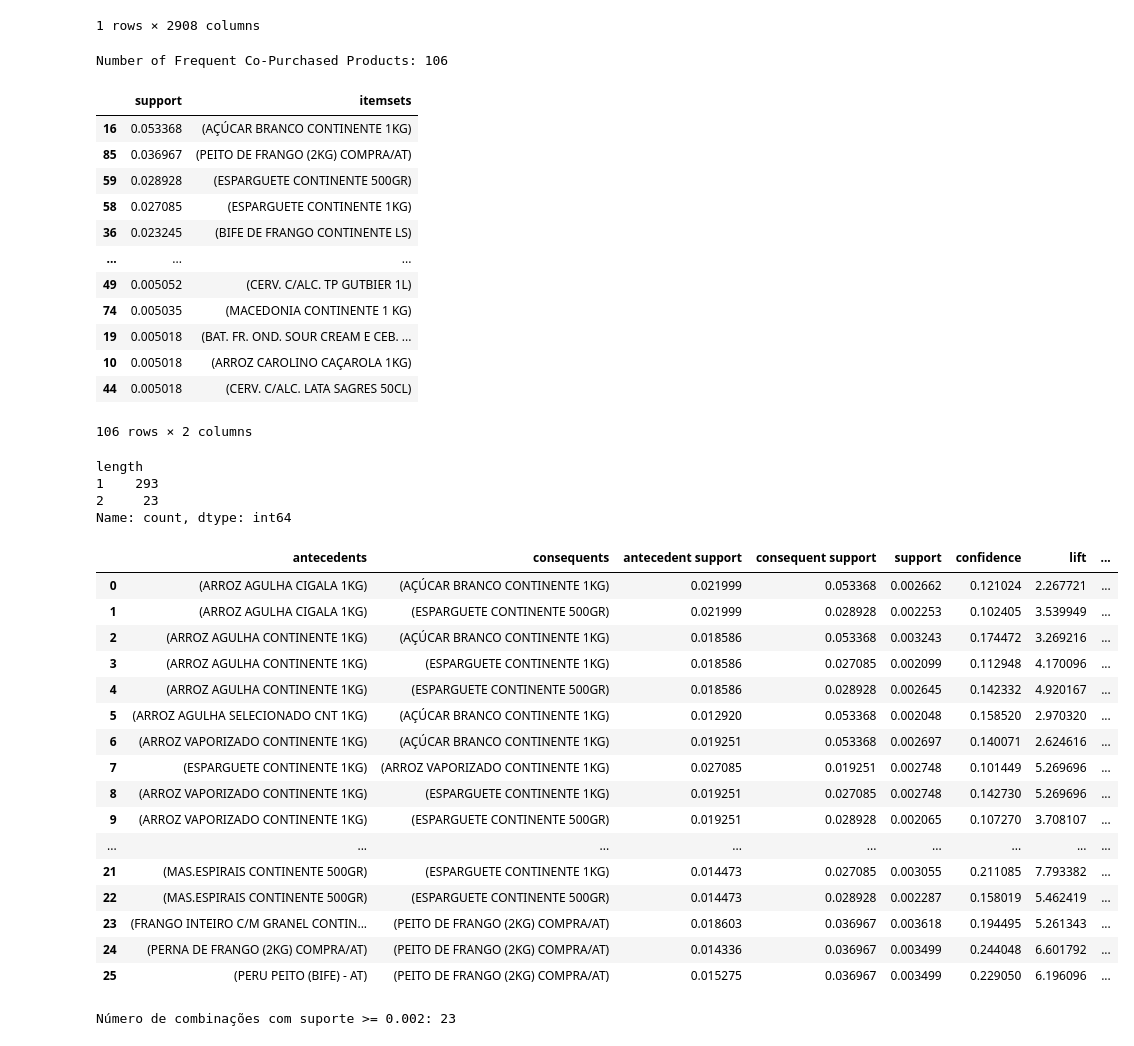
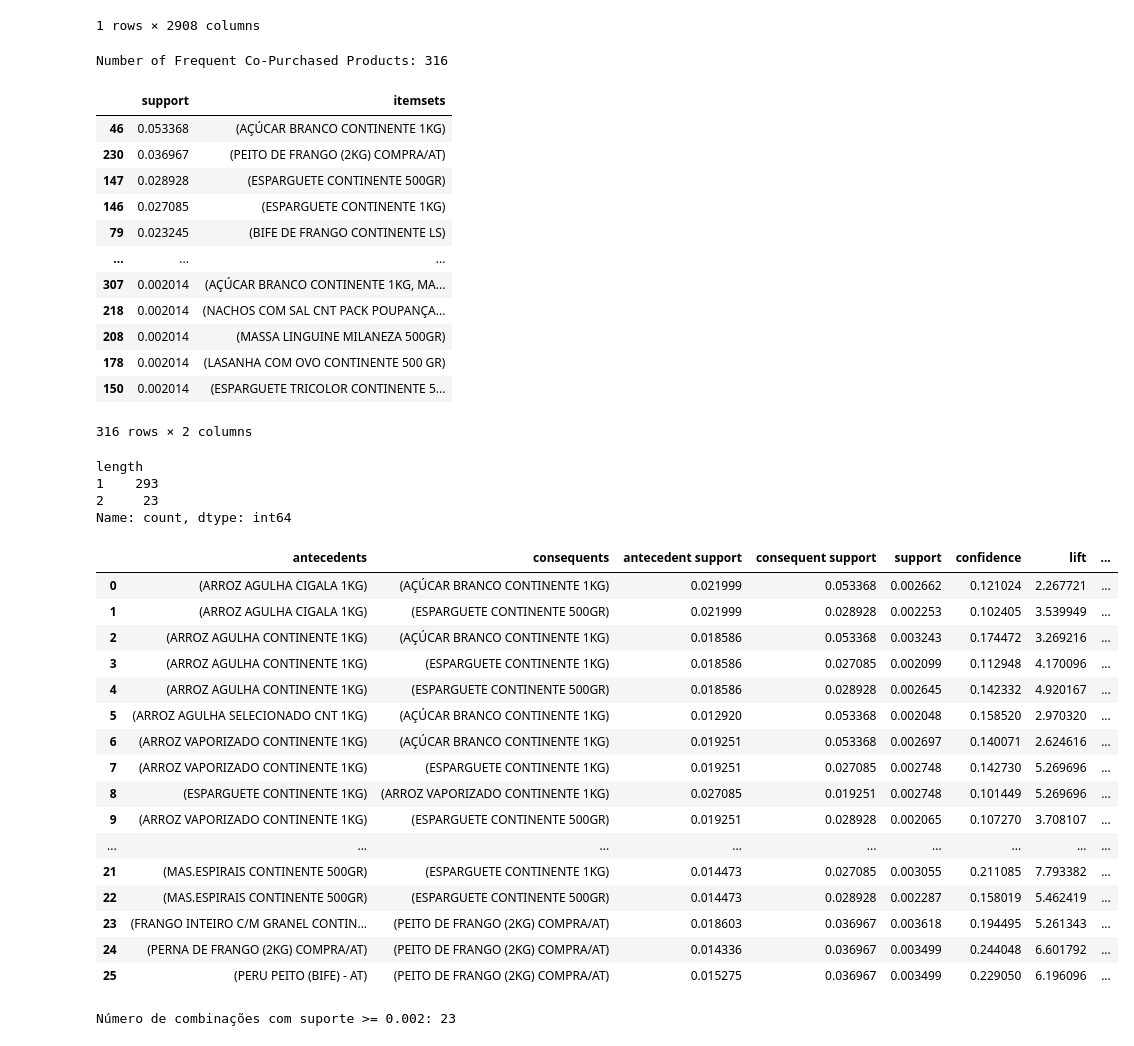
Before and after one commit to tatiana-madureira/VS-CODE, a Jupyter notebook: DescrAnalytics_Project- versão Margarida.ipynb, the cells around one changed output. Drawn from its saved outputs; the diff is of its cells as text; code cells hidden in the pictures.

```diff
--- a/DescrAnalytics_Project- versão Margarida.ipynb
+++ b/DescrAnalytics_Project- versão Margarida.ipynb
@@ -138,28 +147,28 @@ encoded_sales.head(1)
 | 0 | False | False | False | False | ... |
 1 rows × 2908 columns
 # %%
-# Run Apriori to Get Frequent Co-Purchased Products (0,5% of the transactions)
-min_supp = 0.005
+# Run Apriori to Get Frequent Co-Purchased Products (0,2% of the transactions)
+min_supp = 0.002
 freq_copurchased = apriori(encoded_sales, min_support=min_supp, use_colnames=True)
 print(f"Number of Frequent Co-Purchased Products: {len(freq_copurchased)}")
 # %% [output]
-Number of Frequent Co-Purchased Products: 106
+Number of Frequent Co-Purchased Products: 316
 # %%
 freq_copurchased.sort_values(by= "support",ascending=False)
 # %% [output]
 |  | support | itemsets |
-| 16 | 0.053368 | (AÇÚCAR BRANCO CONTINENTE 1KG) |
-| 85 | 0.036967 | (PEITO DE FRANGO (2KG) COMPRA/AT) |
-| 59 | 0.028928 | (ESPARGUETE CONTINENTE 500GR) |
-| 58 | 0.027085 | (ESPARGUETE CONTINENTE 1KG) |
-| 36 | 0.023245 | (BIFE DE FRANGO CONTINENTE LS) |
+| 46 | 0.053368 | (AÇÚCAR BRANCO CONTINENTE 1KG) |
+| 230 | 0.036967 | (PEITO DE FRANGO (2KG) COMPRA/AT) |
+| 147 | 0.028928 | (ESPARGUETE CONTINENTE 500GR) |
+| 146 | 0.027085 | (ESPARGUETE CONTINENTE 1KG) |
+| 79 | 0.023245 | (BIFE DE FRANGO CONTINENTE LS) |
 | ... | ... | ... |
-| 49 | 0.005052 | (CERV. C/ALC. TP GUTBIER 1L) |
-| 74 | 0.005035 | (MACEDONIA CONTINENTE 1 KG) |
-| 19 | 0.005018 | (BAT. FR. OND. SOUR CREAM E CEB. ... |
-| 10 | 0.005018 | (ARROZ CAROLINO CAÇAROLA 1KG) |
-| 44 | 0.005018 | (CERV. C/ALC. LATA SAGRES 50CL) |
+| 307 | 0.002014 | (AÇÚCAR BRANCO CONTINENTE 1KG, MA... |
+| 218 | 0.002014 | (NACHOS COM SAL CNT PACK POUPANÇA... |
+| 208 | 0.002014 | (MASSA LINGUINE MILANEZA 500GR) |
+| 178 | 0.002014 | (LASANHA COM OVO CONTINENTE 500 GR) |
+| 150 | 0.002014 | (ESPARGUETE TRICOLOR CONTINENTE 5... |
-106 rows × 2 columns
+316 rows × 2 columns
 # %%
 freq_copurchased['length'] = freq_copurchased['itemsets'].apply(len)
 print(freq_copurchased['length'].value_counts())
@@ -171,19 +180,19 @@ Name: count, dtype: int64
 # %%
 #Generate association rules from frequent itemsets
 min_conf=0.1
-rules = association_rules(freq_copurchased, metric="confidence", min_threshold=min_conf,num_itemsets=3)
+rules = association_rules(freq_copurchased, metric="confidence", min_threshold=min_conf,num_itemsets=0.2)
 rules
 # %% [output]
 |  | antecedents | consequents | antecedent support | consequent support | support | confidence | lift | ... |
 | 0 | (ARROZ AGULHA CIGALA 1KG) | (AÇÚCAR BRANCO CONTINENTE 1KG) | 0.021999 | 0.053368 | 0.002662 | 0.121024 | 2.267721 | ... |
 | 1 | (ARROZ AGULHA CIGALA 1KG) | (ESPARGUETE CONTINENTE 500GR) | 0.021999 | 0.028928 | 0.002253 | 0.102405 | 3.539949 | ... |
 | 2 | (ARROZ AGULHA CONTINENTE 1KG) | (AÇÚCAR BRANCO CONTINENTE 1KG) | 0.018586 | 0.053368 | 0.003243 | 0.174472 | 3.269216 | ... |
 | 3 | (ARROZ AGULHA CONTINENTE 1KG) | (ESPARGUETE CONTINENTE 1KG) | 0.018586 | 0.027085 | 0.002099 | 0.112948 | 4.170096 | ... |
 | 4 | (ARROZ AGULHA CONTINENTE 1KG) | (ESPARGUETE CONTINENTE 500GR) | 0.018586 | 0.028928 | 0.002645 | 0.142332 | 4.920167 | ... |
 | 5 | (ARROZ AGULHA SELECIONADO CNT 1KG) | (AÇÚCAR BRANCO CONTINENTE 1KG) | 0.012920 | 0.053368 | 0.002048 | 0.158520 | 2.970320 | ... |
 | 6 | (ARROZ VAPORIZADO CONTINENTE 1KG) | (AÇÚCAR BRANCO CONTINENTE 1KG) | 0.019251 | 0.053368 | 0.002697 | 0.140071 | 2.624616 | ... |
-| 7 | (ESPARGUETE CONTINENTE 1KG) | (ARROZ VAPORIZADO CONTINENTE 1KG) | 0.027085 | 0.019251 | 0.002748 | 0.101449 | 5.269696 | ... |
-| 8 | (ARROZ VAPORIZADO CONTINENTE 1KG) | (ESPARGUETE CONTINENTE 1KG) | 0.019251 | 0.027085 | 0.002748 | 0.142730 | 5.269696 | ... |
+| 7 | (ARROZ VAPORIZADO CONTINENTE 1KG) | (ESPARGUETE CONTINENTE 1KG) | 0.019251 | 0.027085 | 0.002748 | 0.142730 | 5.269696 | ... |
+| 8 | (ESPARGUETE CONTINENTE 1KG) | (ARROZ VAPORIZADO CONTINENTE 1KG) | 0.027085 | 0.019251 | 0.002748 | 0.101449 | 5.269696 | ... |
 | 9 | (ARROZ VAPORIZADO CONTINENTE 1KG) | (ESPARGUETE CONTINENTE 500GR) | 0.019251 | 0.028928 | 0.002065 | 0.107270 | 3.708107 | ... |
 | ... | ... | ... | ... | ... | ... | ... | ... | ... |
 | 21 | (MAS.ESPIRAIS CONTINENTE 500GR) | (ESPARGUETE CONTINENTE 1KG) | 0.014473 | 0.027085 | 0.003055 | 0.211085 | 7.793382 | ... |
```
Also changed, not shown: parts of 1 cell of this notebook.
